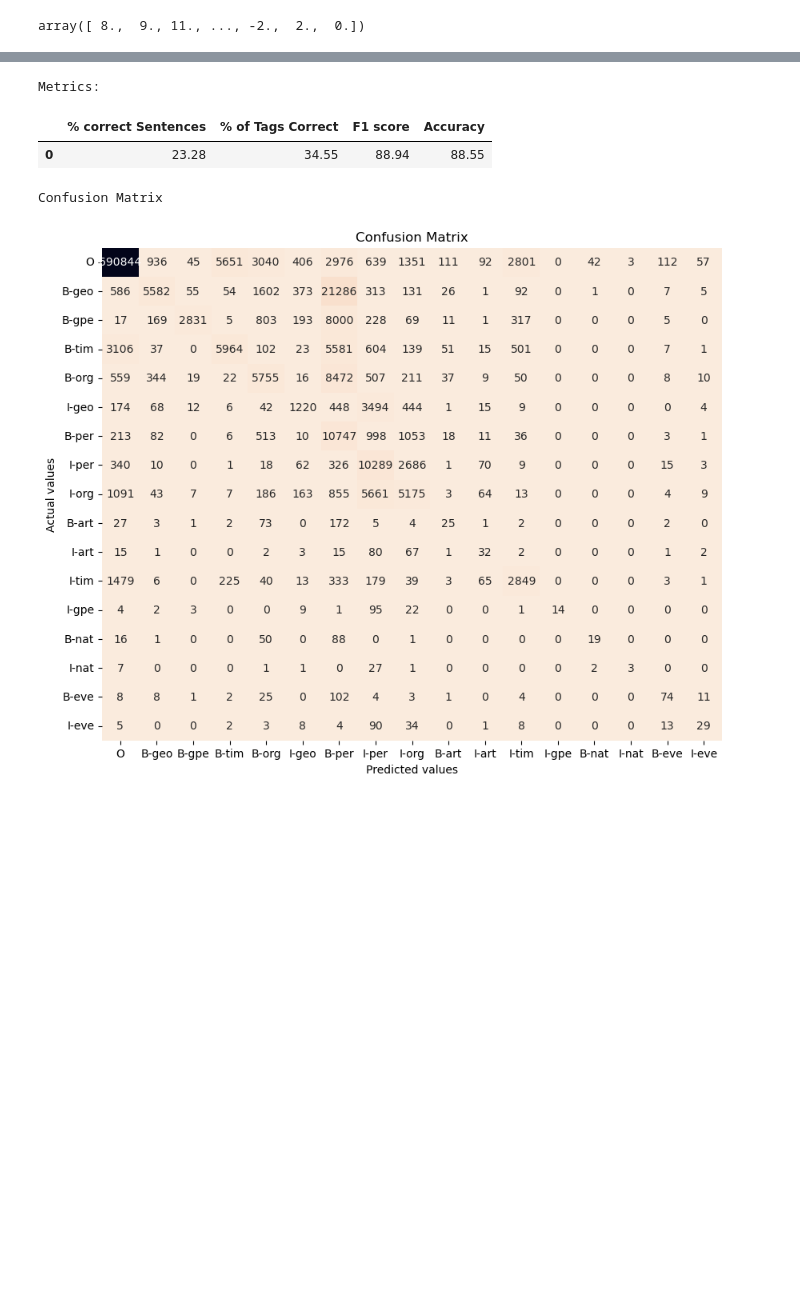
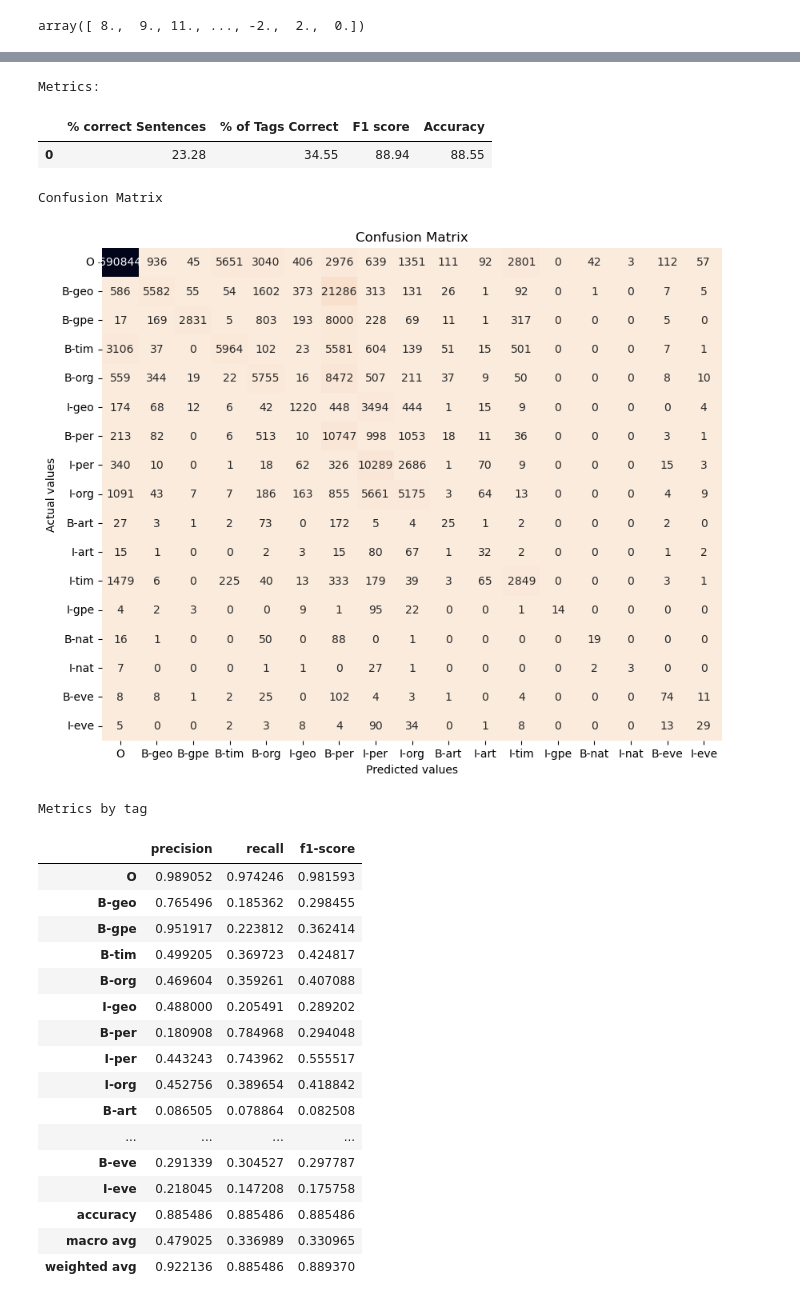
Before and after one commit to zemgabriela/NLP, a Jupyter notebook: Assignment_2/reproducable_results.ipynb, the cells around one changed output, grey strips where cells are left out. Drawn from its saved outputs; the diff is of its cells as text; code cells hidden in the pictures; blank space fills up the shorter version.

```diff
--- a/Assignment_2/reproducable_results.ipynb
+++ b/Assignment_2/reproducable_results.ipynb
@@ -93,12 +189,30 @@ structured_perceptron_extraf.load_model(dir='fitted_models/extra_features_model_
 # %%
-evaluate(X_test,structured_perceptron_extraf,
+dic_metrics["test-extra"]=evaluate(X_test,structured_perceptron_extraf,
          test_tag_pos,corpus_tag_dict ,
          y_test_true,
-         "pred_test_extra.pkl",load=load_predictions)
+         "pred_test_extra",load=load_predictions)
 # %% [output]
 Metrics:
 |  | % correct Sentences | % of Tags Correct | F1 score | Accuracy |
 | 0 | 23.28 | 34.55 | 88.94 | 88.55 |
 Confusion Matrix
 [figure]
+Metrics by tag
+|  | precision | recall | f1-score |
+| O | 0.989052 | 0.974246 | 0.981593 |
+| B-geo | 0.765496 | 0.185362 | 0.298455 |
+| B-gpe | 0.951917 | 0.223812 | 0.362414 |
+| B-tim | 0.499205 | 0.369723 | 0.424817 |
+| B-org | 0.469604 | 0.359261 | 0.407088 |
+| I-geo | 0.488000 | 0.205491 | 0.289202 |
+| B-per | 0.180908 | 0.784968 | 0.294048 |
+| I-per | 0.443243 | 0.743962 | 0.555517 |
+| I-org | 0.452756 | 0.389654 | 0.418842 |
+| B-art | 0.086505 | 0.078864 | 0.082508 |
+| ... | ... | ... | ... |
+| B-eve | 0.291339 | 0.304527 | 0.297787 |
+| I-eve | 0.218045 | 0.147208 | 0.175758 |
+| accuracy | 0.885486 | 0.885486 | 0.885486 |
+| macro avg | 0.479025 | 0.336989 | 0.330965 |
+| weighted avg | 0.922136 | 0.885486 | 0.889370 |
 # %%
```
Also changed, not shown: parts of 7 cells of this notebook, 13 other files.
